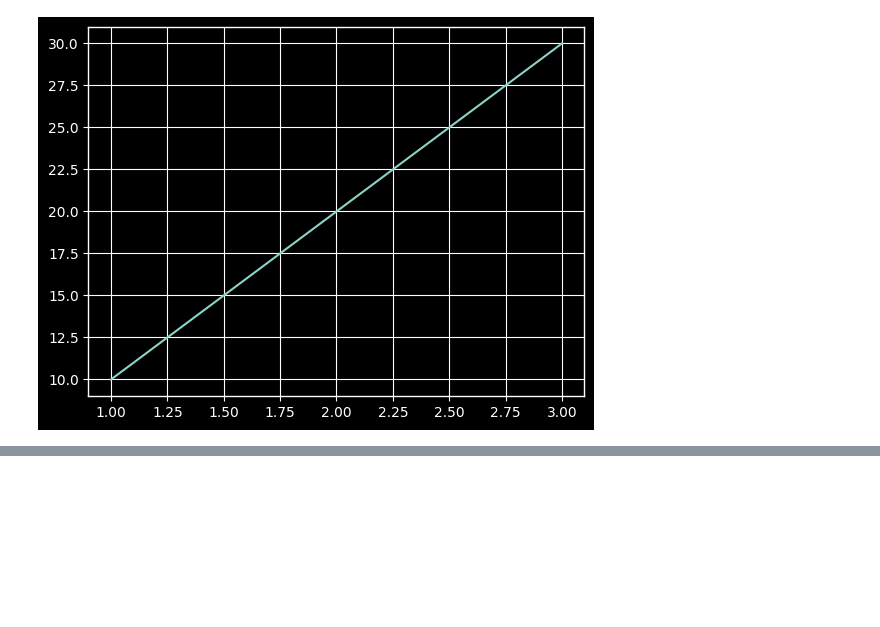
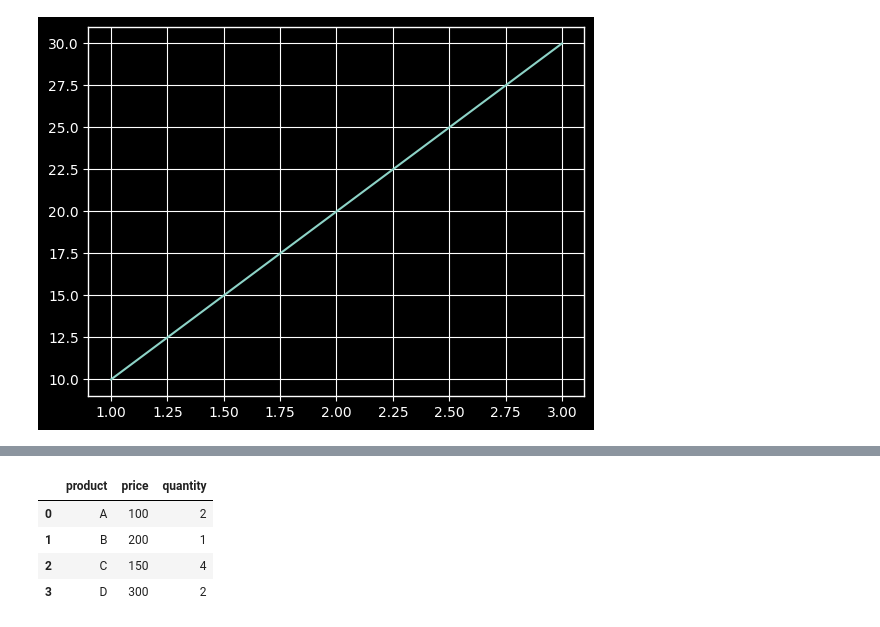
Before and after one commit to ManojOff-Git/Pandas-learning, a Jupyter notebook: problem_pandas.ipynb, the cells around one changed output, grey strips where cells are left out. Saved outputs shown, nothing was run; the diff lists cells and outputs as text; code cells hidden in the pictures; blank space fills up the shorter version.

```diff
--- a/problem_pandas.ipynb
+++ b/problem_pandas.ipynb
@@ -1396,0 +1441,8 @@ plt.show()
+# %%
+df
+# %% [output]
+|  | product | price | quantity |
+| 0 | A | 100 | 2 |
+| 1 | B | 200 | 1 |
+| 2 | C | 150 | 4 |
+| 3 | D | 300 | 2 |
```
Also changed, not shown: parts of 11 cells of this notebook.
